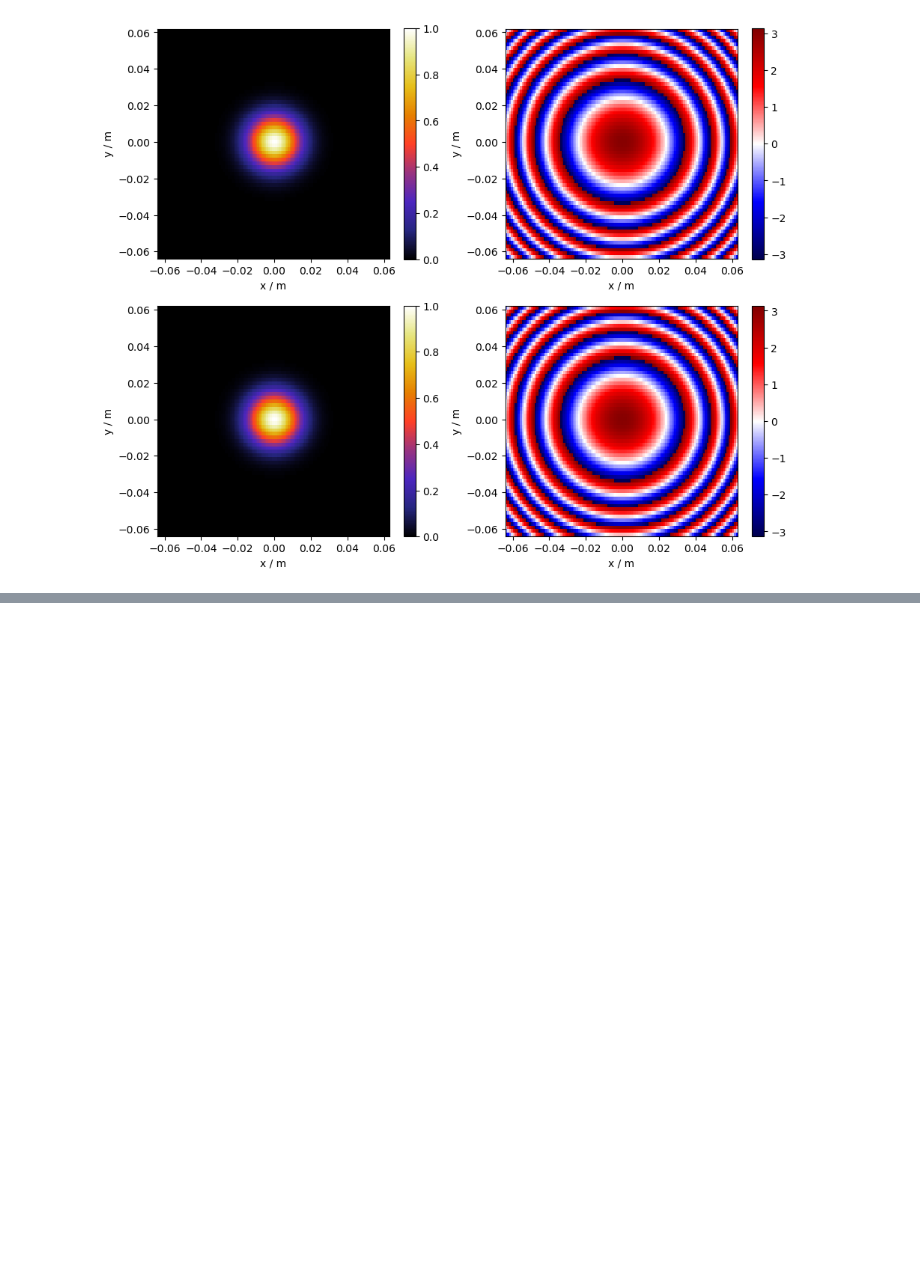
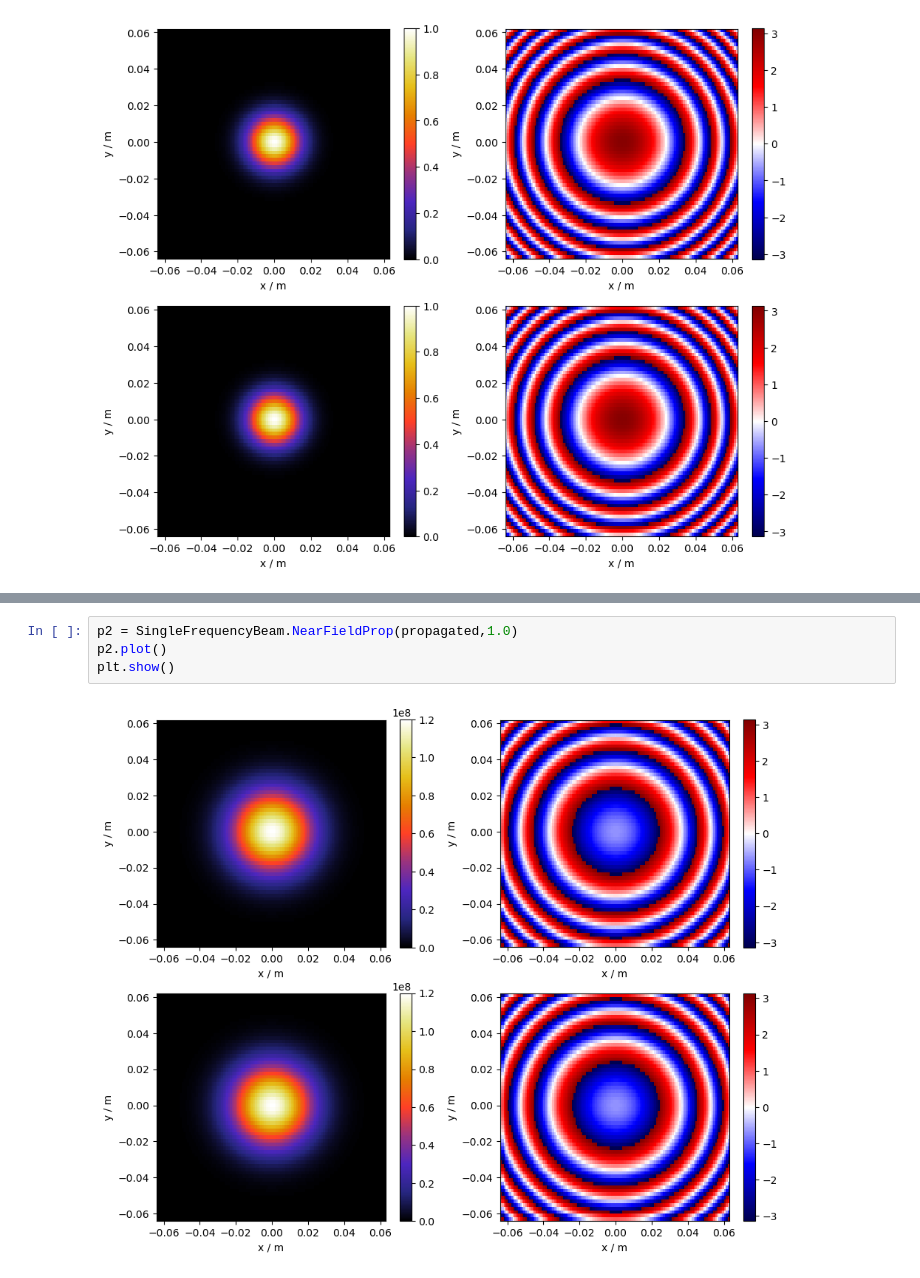
Before and after one commit to lehnertu/fobt, a Jupyter notebook: TestGaussianBeam.ipynb, the cells around one changed output, grey strips where cells are left out. Saved outputs shown, nothing was run; the diff lists cells and outputs as text; blank space fills up the shorter version.

```diff
--- a/TestGaussianBeam.ipynb
+++ b/TestGaussianBeam.ipynb
@@ -48,0 +55,6 @@ w = 13.814985 mm
+# %%
+p2 = SingleFrequencyBeam.NearFieldProp(propagated,1.0)
+p2.plot()
+plt.show()
+# %% [output]
+[figure, added]
```
Also changed, not shown: parts of 4 cells of this notebook, 2 other files.
